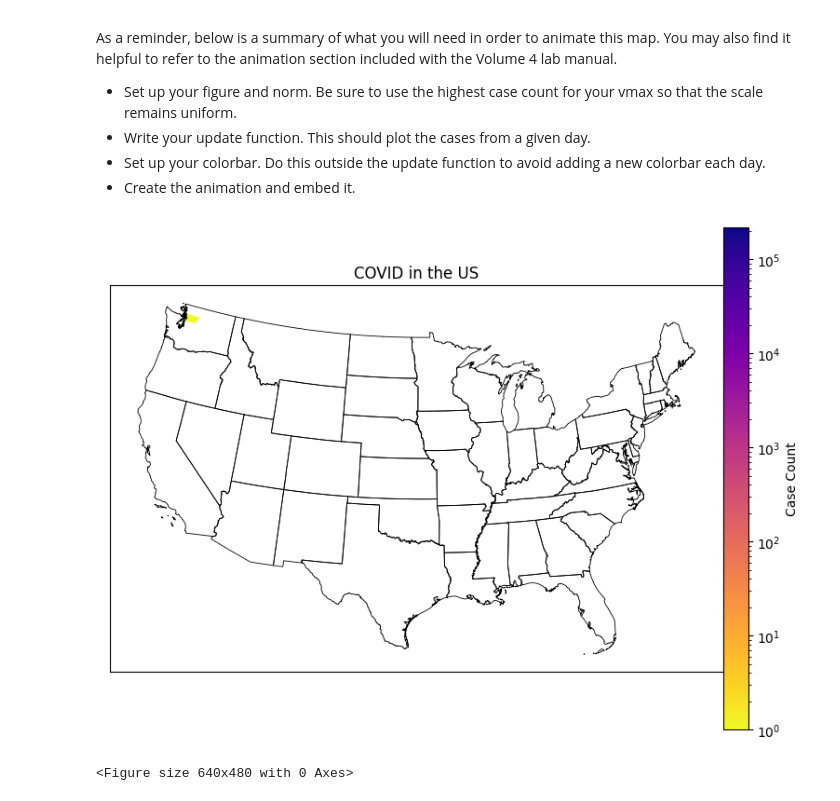
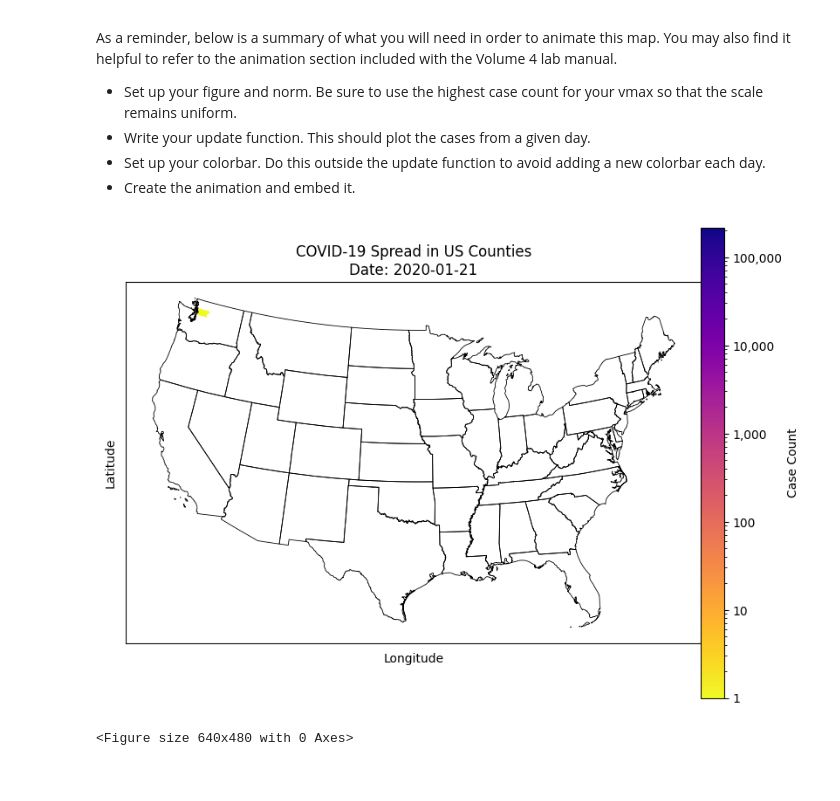
Before and after one commit to binDebug3/volume3, a Jupyter notebook: byu_vol3/Pandas4/pandas4.ipynb, the cells around one changed output. Saved outputs shown, nothing was run; the diff lists cells and outputs as text; code cells hidden in the pictures.

```diff
--- a/byu_vol3/Pandas4/pandas4.ipynb
+++ b/byu_vol3/Pandas4/pandas4.ipynb
@@ -220,24 +220,30 @@ You may also find it helpful to refer to the animation section included with the
 - Set up your colorbar. Do this outside the update function to avoid adding a new colorbar each day.
 - Create the animation and embed it.
 # %%
-# set up figure and norm
+# Set up the figure and norm
 fig, ax = plt.subplots(figsize=(10, 7), ncols=1, nrows=1)
 base = states.boundary.plot(edgecolor='black', ax=ax, linewidth=0.6)
-norm = LogNorm(vmin=1, vmax=merged.cases.max())
+norm = LogNorm(vmin=1, vmax=merged['cases'].max())
 
+# Define the update function
 def update(date):
-    # plot the cases from a single day
+    ax.clear()
+    base = states.boundary.plot(edgecolor='black', ax=ax, linewidth=0.6)
     merged[merged.index == date].plot(ax=ax, column="cases", cmap="plasma_r", norm=norm)
     ax.set_yticks([])
     ax.set_xticks([])
+    ax.set_xlabel("Longitude")
+    ax.set_ylabel("Latitude")
+    ax.set_title(f"COVID-19 Spread in US Counties\nDate: {date.strftime('%Y-%m-%d')}")
 
-# set up the colorbar
+# Set up the colorbar
 cbar = fig.colorbar(ScalarMappable(norm=norm, cmap='plasma_r'), ax=ax, orientation='vertical', pad=0, label='Case Count')
-ax.set_title("COVID in the US")
+cbar.set_ticks([1, 10, 100, 1000, 10000, 100000])
+cbar.set_ticklabels(['1', '10', '100', '1,000', '10,000', '100,000'])
 
-# create and embed the animation
-timeline = pd.date_range(start=min(merged.index), end=max(merged.index))
+# Create and embed the animation
+timeline = pd.date_range(start=min(merged.index), end=max(merged.index), freq='D')
 mate = animation.FuncAnimation(fig, update, frames=timeline, interval=100)
 # %% [output]
-[figure, old version]
+[figure, new version]
 # %%
```
Also changed, not shown: parts of 5 cells of this notebook.
